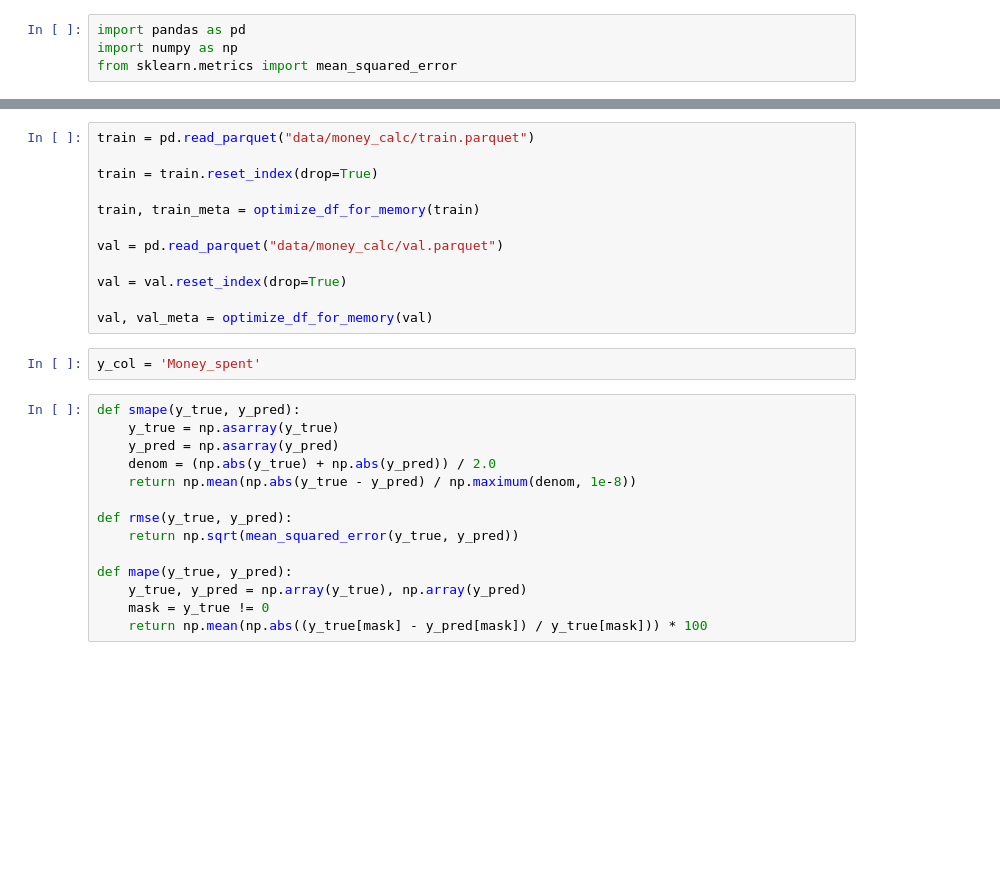
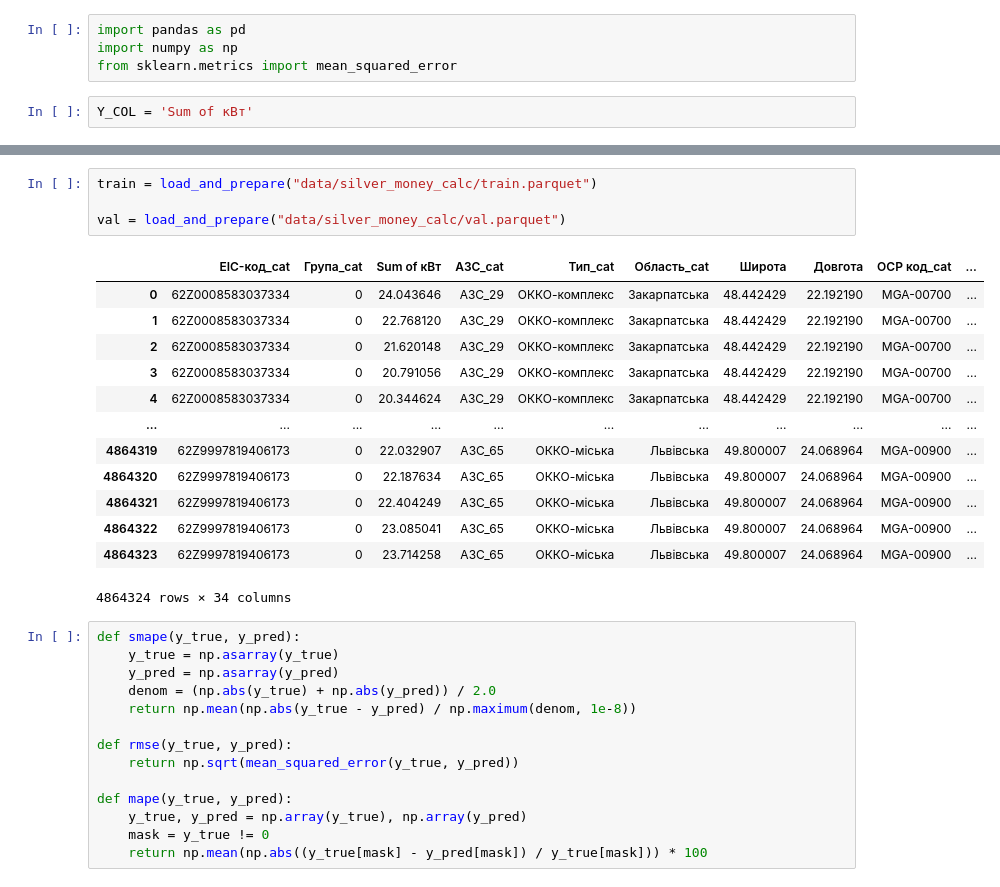
Before and after one commit to Lkupybida/Diploma, a Jupyter notebook: lstm.ipynb, the cells around one changed output, grey strips where cells are left out. Saved outputs shown, nothing was run; the diff lists cells and outputs as text; blank space fills up the shorter version.

```diff
--- a/lstm.ipynb
+++ b/lstm.ipynb
@@ -2,6 +2,8 @@
 import pandas as pd
 import numpy as np
 from sklearn.metrics import mean_squared_error
+# %%
+Y_COL = 'Sum of кВт'
 # %%
 def smallest_int_dtype(min_val: int, max_val: int, signed: bool = True) -> str:
     if signed:
@@ -90,17 +143,21 @@ def optimize_df_for_memory(df: pd.DataFrame) -> tuple[pd.DataFrame, dict]:
 # %%
-train = pd.read_parquet("data/money_calc/train.parquet")
+train = load_and_prepare("data/silver_money_calc/train.parquet")
 
-train = train.reset_index(drop=True)
-
-train, train_meta = optimize_df_for_memory(train)
-
-val = pd.read_parquet("data/money_calc/val.parquet")
-
-val = val.reset_index(drop=True)
-
-val, val_meta = optimize_df_for_memory(val)
+val = load_and_prepare("data/silver_money_calc/val.parquet")
+# %% [output]
+|  | EIC-код_cat | Група_cat | Sum of кВт | АЗС_cat | Тип_cat | Область_cat | Широта | Довгота | ОСР код_cat | ... |
+| 0 | 62Z0008583037334 | 0 | 24.043646 | АЗС_29 | ОККО-комплекс | Закарпатська | 48.442429 | 22.192190 | MGA-00700 | ... |
+| 1 | 62Z0008583037334 | 0 | 22.768120 | АЗС_29 | ОККО-комплекс | Закарпатська | 48.442429 | 22.192190 | MGA-00700 | ... |
+| 2 | 62Z0008583037334 | 0 | 21.620148 | АЗС_29 | ОККО-комплекс | Закарпатська | 48.442429 | 22.192190 | MGA-00700 | ... |
+| 3 | 62Z0008583037334 | 0 | 20.791056 | АЗС_29 | ОККО-комплекс | Закарпатська | 48.442429 | 22.192190 | MGA-00700 | ... |
+| 4 | 62Z0008583037334 | 0 | 20.344624 | АЗС_29 | ОККО-комплекс | Закарпатська | 48.442429 | 22.192190 | MGA-00700 | ... |
+| ... | ... | ... | ... | ... | ... | ... | ... | ... | ... | ... |
+| 4864319 | 62Z9997819406173 | 0 | 22.032907 | АЗС_65 | ОККО-міська | Львівська | 49.800007 | 24.068964 | MGA-00900 | ... |
+| 4864320 | 62Z9997819406173 | 0 | 22.187634 | АЗС_65 | ОККО-міська | Львівська | 49.800007 | 24.068964 | MGA-00900 | ... |
+| 4864321 | 62Z9997819406173 | 0 | 22.404249 | АЗС_65 | ОККО-міська | Львівська | 49.800007 | 24.068964 | MGA-00900 | ... |
+| 4864322 | 62Z9997819406173 | 0 | 23.085041 | АЗС_65 | ОККО-міська | Львівська | 49.800007 | 24.068964 | MGA-00900 | ... |
+| 4864323 | 62Z9997819406173 | 0 | 23.714258 | АЗС_65 | ОККО-міська | Львівська | 49.800007 | 24.068964 | MGA-00900 | ... |
+4864324 rows × 34 columns
-# %%
-y_col = 'Money_spent'
 # %%
 def smape(y_true, y_pred):
     y_true = np.asarray(y_true)
```
Also changed, not shown: parts of 7 cells of this notebook, 25 other files.
